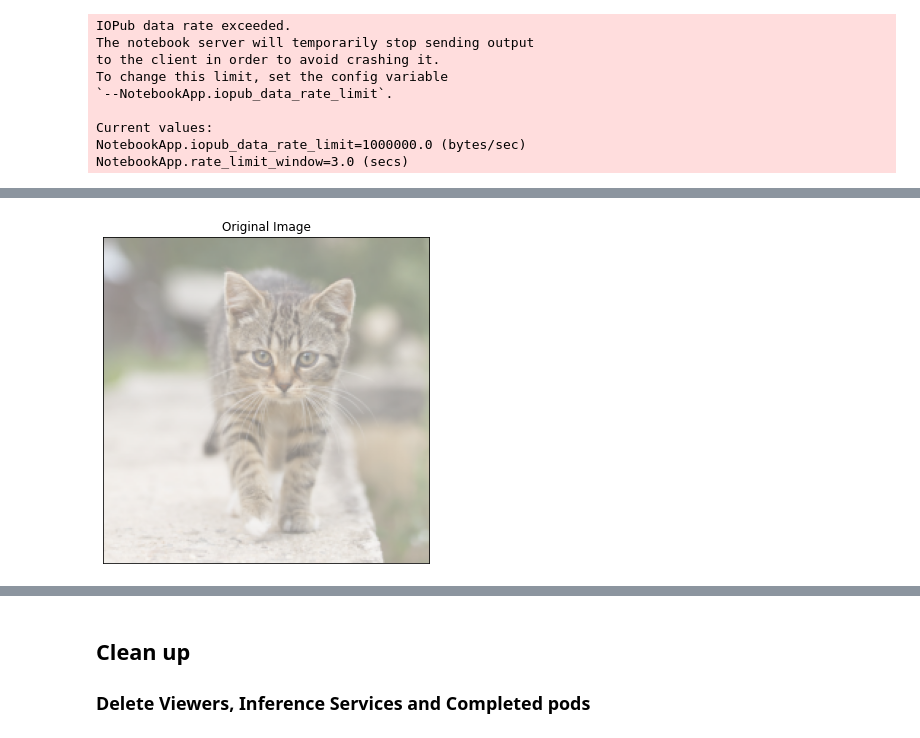
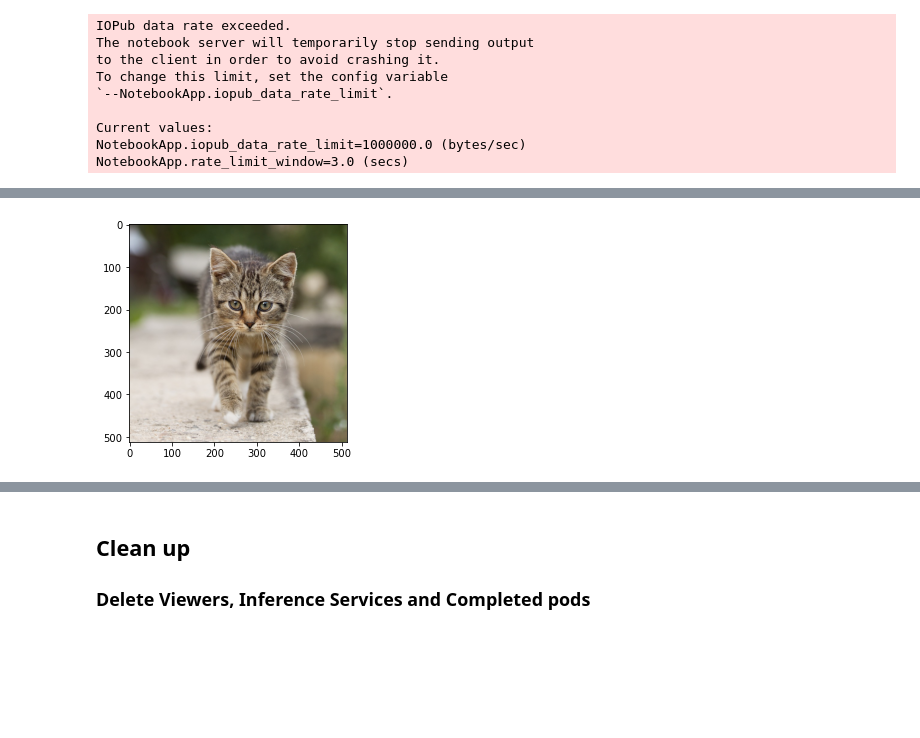
Before and after one commit to chauhang/pytorch-pipeline, a Jupyter notebook: pytorch_pipeline/RunPipeline-Cifar10.ipynb, the cells around one changed output, grey strips where cells are left out. Cells and saved outputs as stored; diff of their text form; code cells hidden in the pictures; blank space fills up the shorter version.

```diff
--- a/pytorch_pipeline/RunPipeline-Cifar10.ipynb
+++ b/pytorch_pipeline/RunPipeline-Cifar10.ipynb
@@ -240,3 +263,9 @@ from captum.insights.attr_vis.features import ImageFeature
 # %%
 #Read the test image
-img = Image.open("examples/cifar10/kitten.png")
+test_img = Image.open('./examples/cifar10/kitten.png')
+test_img_data = np.asarray(test_img)
+plt.imshow(test_img_data)
+plt.show()
+# img = Image.open("examples/cifar10/kitten.png")
+# %% [output]
+[figure, added]
@@ -259,5 +271,0 @@ original_image = np.transpose((transformed_img.cpu().detach().numpy() / 2) + 0.5
-# %%
-_ = viz.visualize_image_attr(None, original_image,
-                      method="original_image", title="Original Image")
-# %% [output]
-[figure, removed]
```
Also changed, not shown: parts of 30 cells of this notebook, 5 other files.
